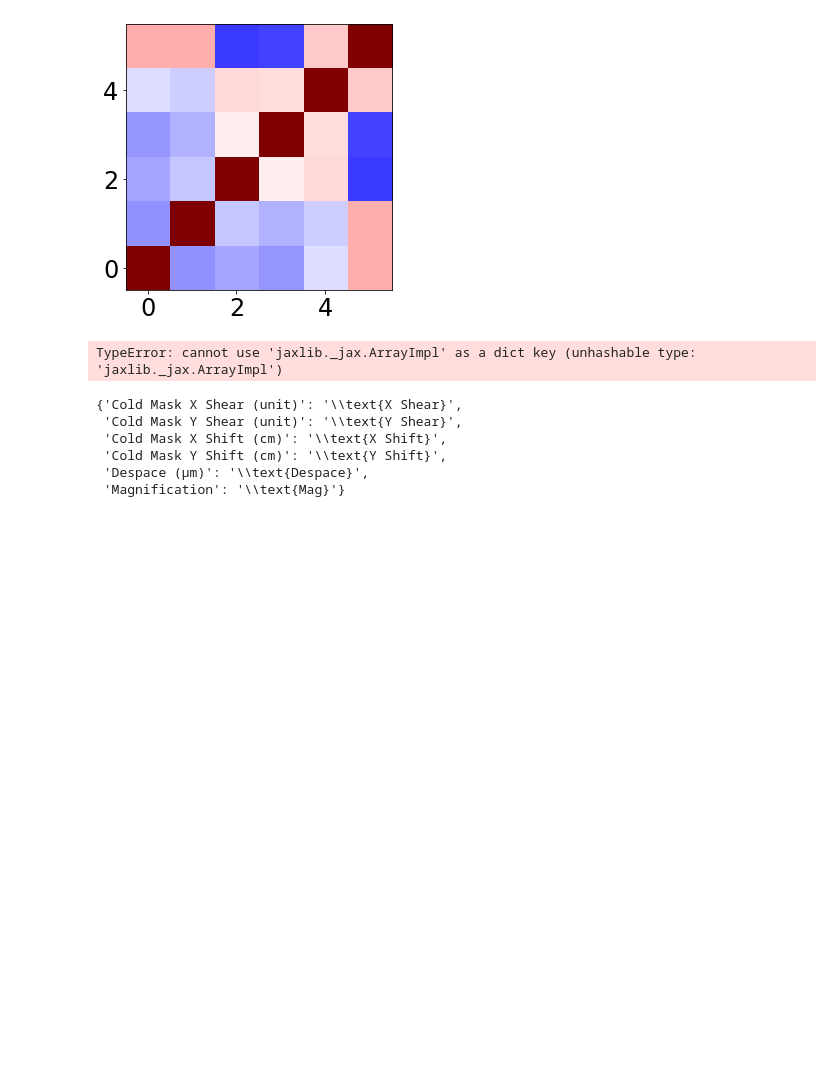
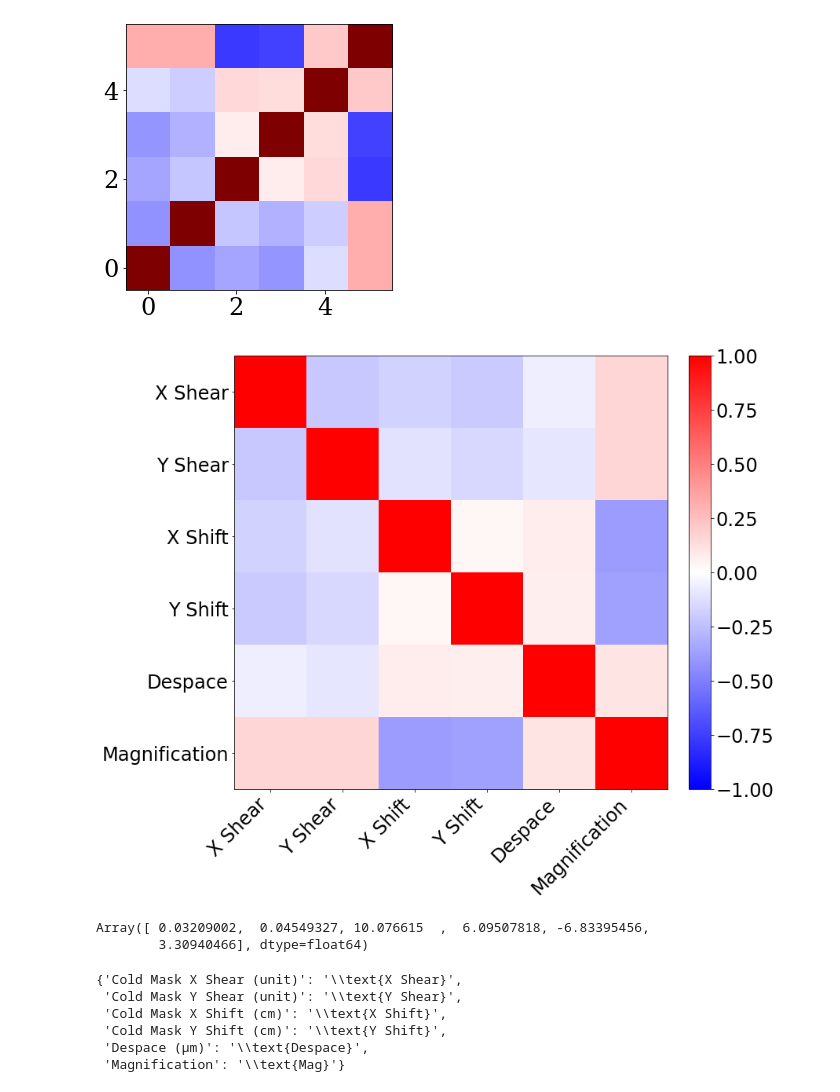
Before and after one commit to h-greer/hubble, a Jupyter notebook: notebooks/calibrator-fit-new.ipynb, the cells around one changed output. Drawn from its saved outputs; the diff is of its cells as text; code cells hidden in the pictures; blank space fills up the shorter version.

```diff
--- a/notebooks/calibrator-fit-new.ipynb
+++ b/notebooks/calibrator-fit-new.ipynb
@@ -268,7 +256,7 @@ plot_comparison(final_params.inject((model_single)), final_params, exposures_sin
 from mpl_toolkits.axes_grid1 import make_axes_locatable
 # %%
 exp = exposures_single[0]
-fig, axs = plt.subplots(2,3, figsize=(30,20), layout='compressed')
+fig, axs = plt.subplots(2,3, figsize=(30,17), layout='compressed')
 graticule = False
 save=False
 
@@ -293,14 +281,14 @@ telescope_frame = fit**0.125
 
 vm = max(np.nanmax(cropped_frame),np.nanmax(telescope_frame))
 cd=axs[0, 0].imshow(cropped_frame, vmin=ivm,vmax=vm,cmap=cmap)
-plt.colorbar(cd,ax=axs[0,0], label=r"$\sqrt[8]{\text{ADU}}$")
+plt.colorbar(cd,ax=axs[0,0], label=r"$\sqrt[8]{\text{DN/s}}$")
 
 if graticule:
     axs[0, 0].axvline((wid-1)/2 + params.get(exp.map_param("positions"))[0], color='k',linestyle='--')
     axs[0, 0].axhline((wid-1)/2 + params.get(exp.map_param("positions"))[1], color='k',linestyle='--')
 
 tl=axs[0, 1].imshow(telescope_frame, vmin=ivm, vmax=vm,cmap=cmap)
-cbar=plt.colorbar(tl,ax=axs[0,1], label=r"$\sqrt[8]{\text{ADU}}$")
+cbar=plt.colorbar(tl,ax=axs[0,1], label=r"$\sqrt[8]{\text{DN/s}}$")
 top = vm**8
 
 #ticks = np.linspace(1,vm, 8)**8#np.array([top, top/3, top/10, top/20, top/50, top/100, top/1000])
@@ -349,7 +337,7 @@ xs = np.linspace(-x, x, 200)
 ys = jsp.stats.norm.pdf(xs, scale=np.nanstd(resid))#/np.sqrt(np.nanstd(resid))
 
 axs[1,2].set_title(fr"Noise normalised residuals $\sigma ={np.nanstd(resid):.3}$")
-axs[1,2].hist(resid.flatten(), bins=51, density=True)
+axs[1,2].hist(resid.flatten(), bins=51, density=True, histtype='stepfilled')
 axs[1,2].plot(xs, ys, c='k')
 axs[1,2].set_xlabel("z-score")
 #axs[1,2].set_ylabel("Counts")
@@ -376,6 +364,8 @@ for i in range(3):
 
 if save:
     fig.savefig(f"{save}_{f}.png")
+
+plt.savefig("pupil-metrology.pdf")
 # %% [output]
 0.997738838033123
 [figure]
@@ -486,16 +478,23 @@ plt.imshow(corr, cmap="seismic", vmax=vm, vmin=-vm)
 [figure]
 # %%
 args = np.arange(corr.shape[0])
-titles = ["Cold Mask X Shear, Cold Mask Y Shear", "Cold Mask X Shift", "Cold Mask Y Shift", "Despace", "Effective Magnification"]
-sorted_labels = [title_labels[i] for i in args]
+titles = ["X Shear", "Y Shear", "X Shift", "Y Shift", "Despace", "Magnification"]
+sorted_labels = [titles[i] for i in args]
 
-plt.figure(figsize=(30,20))
-plt.imshow(corr[args, :][:, args], origin="upper", cmap="coolwarm")
-plt.gca().set_xticks(range(len(plot_names)), sorted_labels, rotation=45, ha='right')
-plt.yticks(range(len(plot_names)), sorted_labels)
+plt.figure(figsize=(12,10), layout="compressed")
+plt.imshow(corr[args, :][:, args], origin="upper", cmap="bwr", vmax=1., vmin=-1.)
+plt.gca().set_xticks(range(len(titles)), sorted_labels, rotation=45, ha='right')
+plt.yticks(range(len(titles)), sorted_labels)
 plt.colorbar()
+# plt.tight_layout()
+plt.savefig("pupil-correlation.pdf")
 # %% [output]
-TypeError: cannot use 'jaxlib._jax.ArrayImpl' as a dict key (unhashable type: 'jaxlib._jax.ArrayImpl')
+[figure, added]
+# %%
+fl
+# %% [output]
+Array([ 0.03209002,  0.04549327, 10.076615  ,  6.09507818, -6.83395456,
+        3.30940466], dtype=float64)
 # %%
 chn = cc.Chain.from_covariance(fl, cov,names, "chain")
 # %%
```
Also changed, not shown: parts of 11 cells of this notebook, 25 other files.
